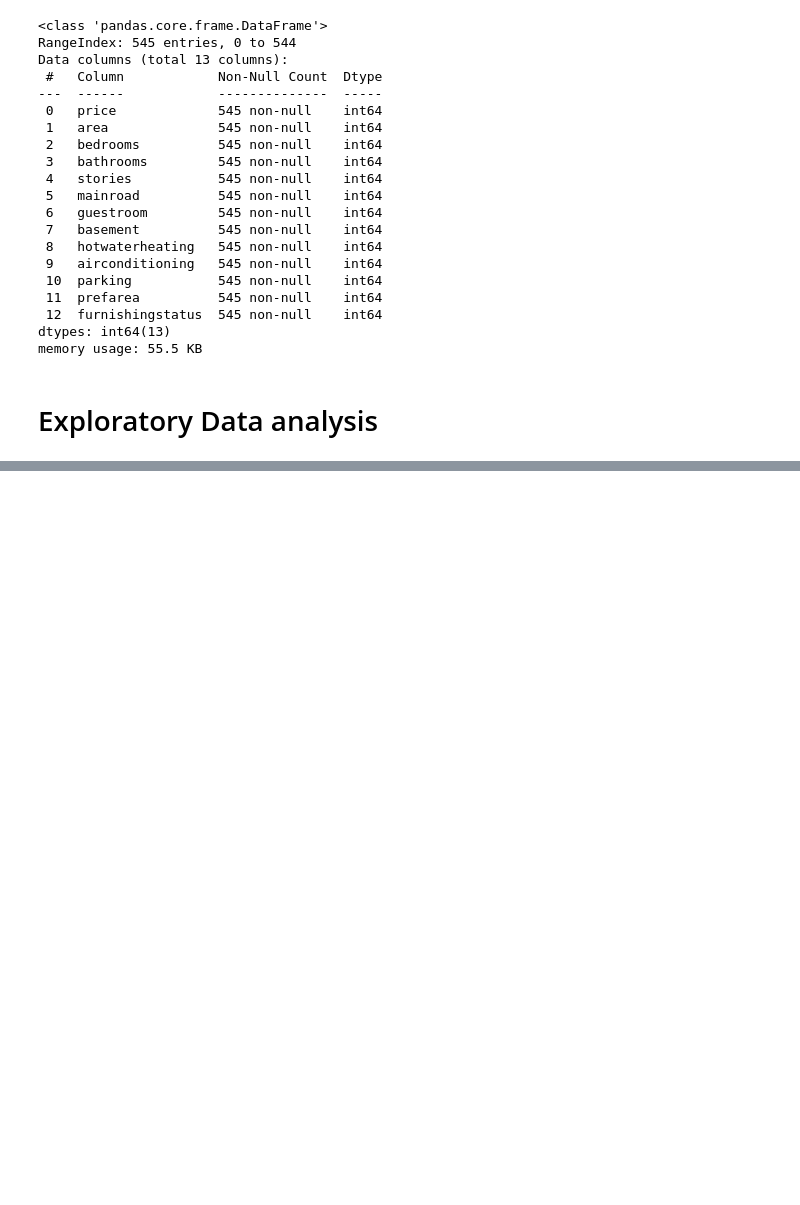
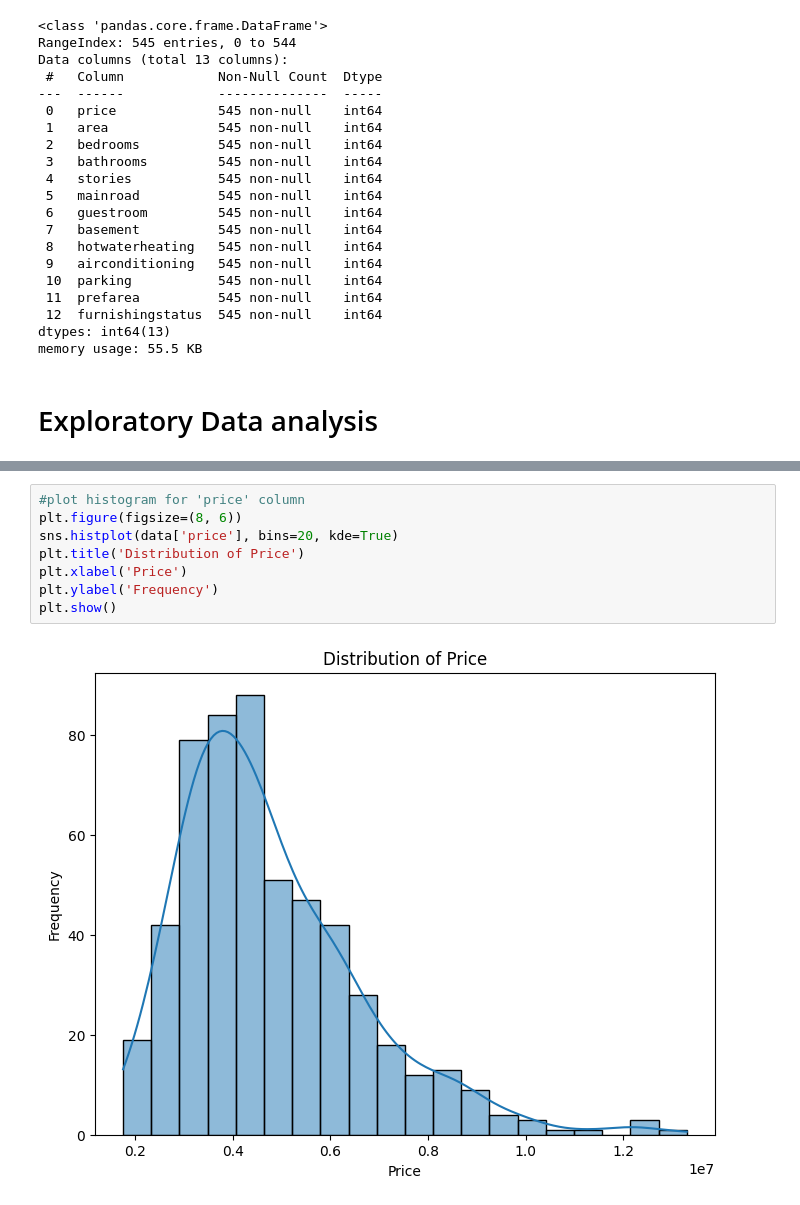
Before and after one commit to rjrizani/machine-learning, a Jupyter notebook: house_price_prediction.ipynb, the cells around one changed output, grey strips where cells are left out. Cells and saved outputs as stored; diff of their text form; blank space fills up the shorter version.

```diff
--- a/house_price_prediction.ipynb
+++ b/house_price_prediction.ipynb
@@ -133,0 +146,10 @@ memory usage: 55.5 KB
+# %%
+#plot histogram for 'price' column
+plt.figure(figsize=(8, 6))
+sns.histplot(data['price'], bins=20, kde=True)
+plt.title('Distribution of Price')
+plt.xlabel('Price')
+plt.ylabel('Frequency')
+plt.show()
+# %% [output]
+[figure, added]
```
Also changed, not shown: parts of 7 cells of this notebook.
